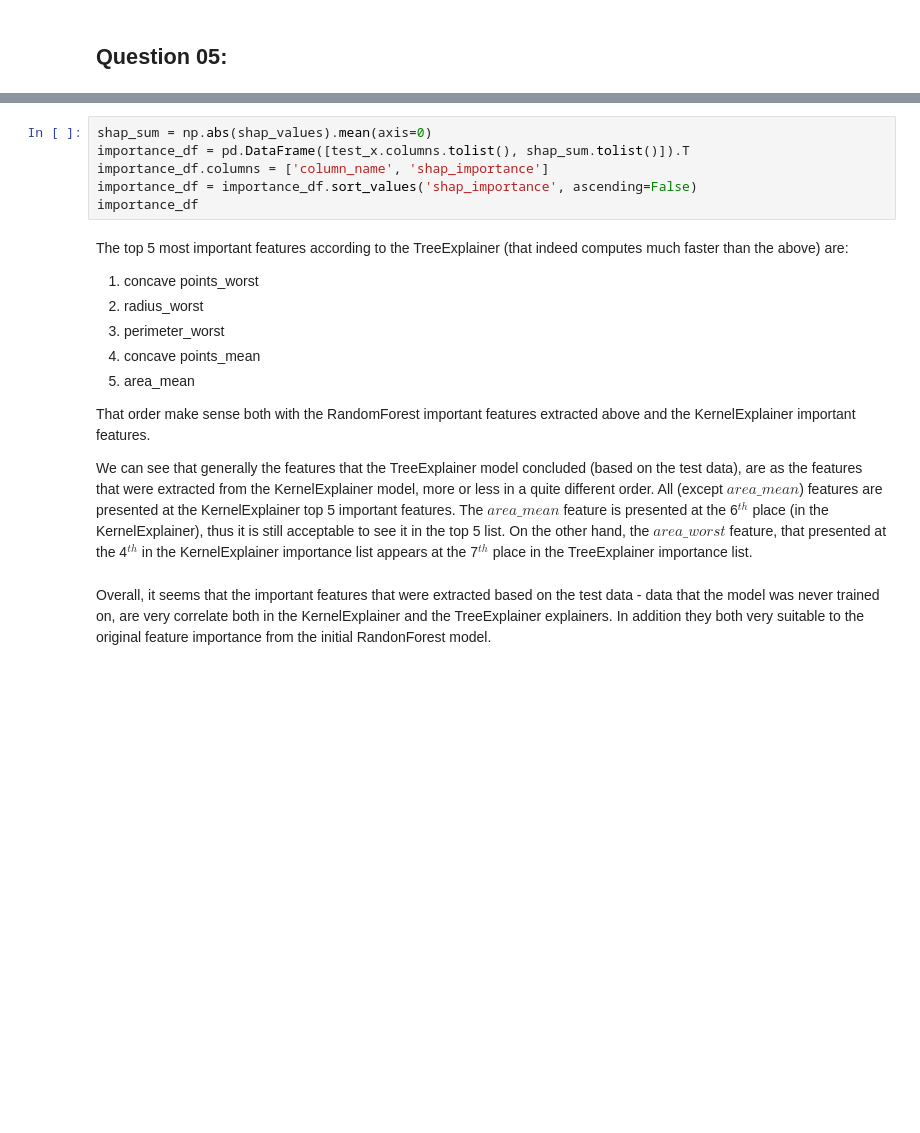
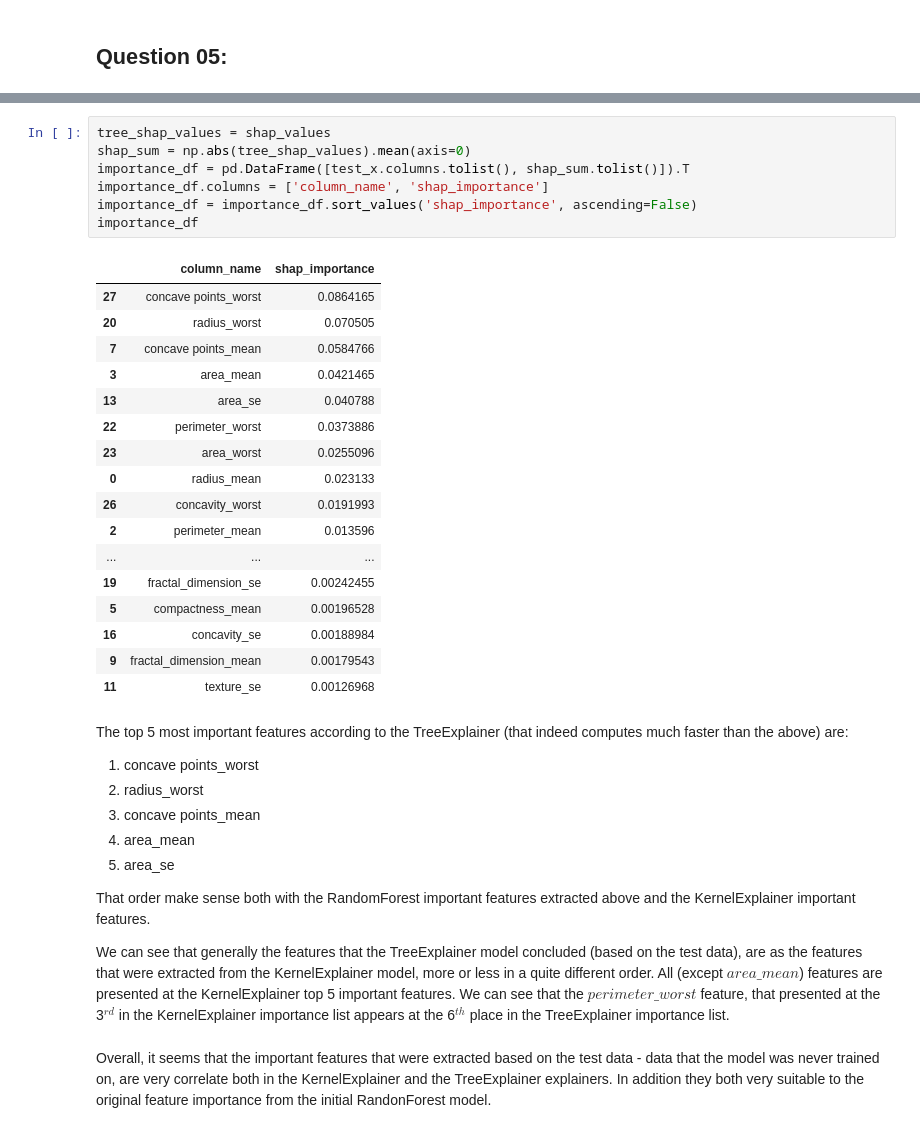
Before and after one commit to DanielJuravski/ml4hc, a Jupyter notebook: ex03/ex03.ipynb, the cells around one changed output, grey strips where cells are left out. Drawn from its saved outputs; the diff is of its cells as text; blank space fills up the shorter version.

```diff
--- a/ex03/ex03.ipynb
+++ b/ex03/ex03.ipynb
@@ -209,22 +248,40 @@ shap.summary_plot(shap_values, test_x, plot_type="dot")
 # %%
-shap_sum = np.abs(shap_values).mean(axis=0)
+tree_shap_values = shap_values
+shap_sum = np.abs(tree_shap_values).mean(axis=0)
 importance_df = pd.DataFrame([test_x.columns.tolist(), shap_sum.tolist()]).T
 importance_df.columns = ['column_name', 'shap_importance']
 importance_df = importance_df.sort_values('shap_importance', ascending=False)
 importance_df
+# %% [output]
+|  | column_name | shap_importance |
+| 27 | concave points_worst | 0.0864165 |
+| 20 | radius_worst | 0.070505 |
+| 7 | concave points_mean | 0.0584766 |
+| 3 | area_mean | 0.0421465 |
+| 13 | area_se | 0.040788 |
+| 22 | perimeter_worst | 0.0373886 |
+| 23 | area_worst | 0.0255096 |
+| 0 | radius_mean | 0.023133 |
+| 26 | concavity_worst | 0.0191993 |
+| 2 | perimeter_mean | 0.013596 |
+| ... | ... | ... |
+| 19 | fractal_dimension_se | 0.00242455 |
+| 5 | compactness_mean | 0.00196528 |
+| 16 | concavity_se | 0.00188984 |
+| 9 | fractal_dimension_mean | 0.00179543 |
+| 11 | texture_se | 0.00126968 |
 # %% [markdown]
 The top 5 most important features according to the TreeExplainer (that indeed computes much faster than the above) are:
 1. concave points_worst
 2. radius_worst
-3. perimeter_worst
-4. concave points_mean
-5. area_mean
+3. concave points_mean
+4. area_mean
+5. area_se
 
 That order make sense both with the RandomForest important features extracted above and the KernelExplainer important features.
 
 We can see that generally the features that the TreeExplainer model concluded (based on the test data), are as the features that were extracted from the KernelExplainer model, more or less in a quite different order.
 All (except ${area\_mean}$) features are presented at the KernelExplainer top 5 important features.
-The ${area\_mean}$ feature is presented at the 6$^{th}$ place (in the KernelExplainer), thus it is still acceptable to see it in the top 5 list.
-On the other hand, the ${area\_worst}$ feature, that presented at the 4$^{th}$ in the KernelExplainer importance list appears at the 7$^{th}$ place in the TreeExplainer importance list.
+We can see that the ${perimeter\_worst}$ feature, that presented at the 3$^{rd}$ in the KernelExplainer importance list appears at the 6$^{th}$ place in the TreeExplainer importance list.
 # %% [markdown]
 Overall, it seems that the important features that were extracted based on the test data - data that the model was never trained on, are very correlate both in the KernelExplainer and the TreeExplainer explainers. In addition they both very suitable to the original feature importance from the initial RandonForest model.
```
Also changed, not shown: parts of 20 cells of this notebook, 2 other files.
